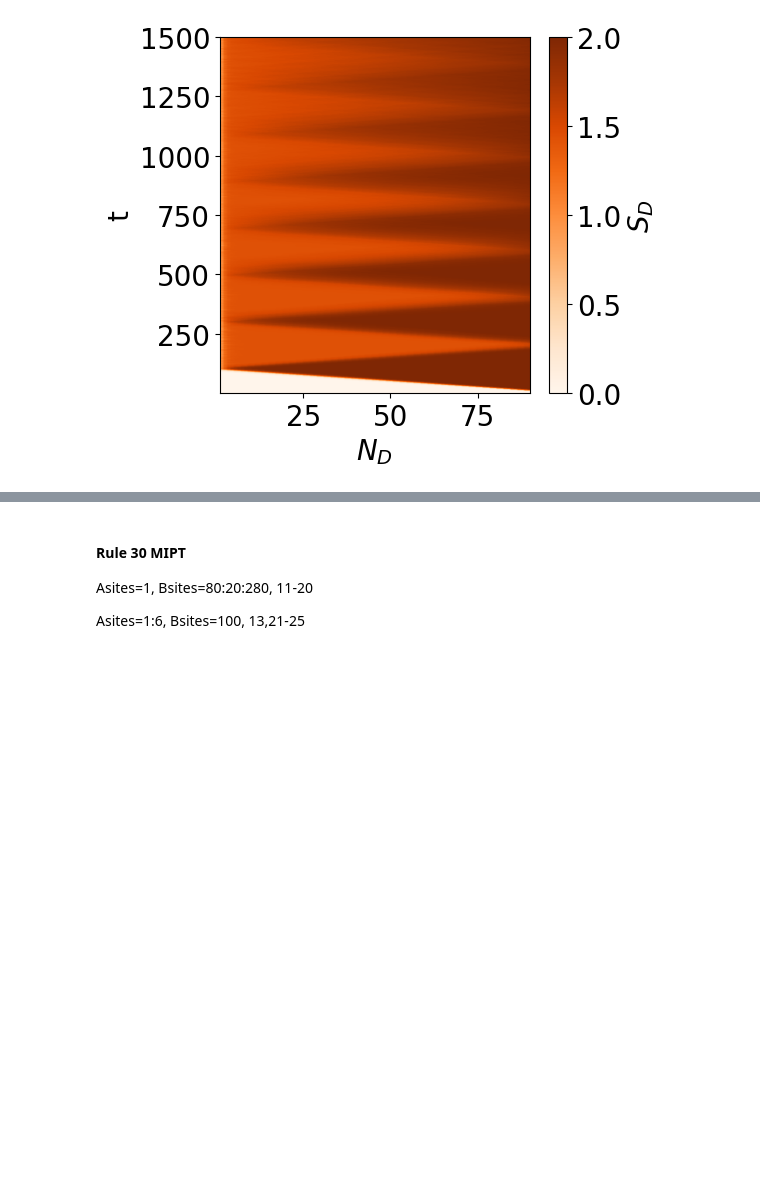
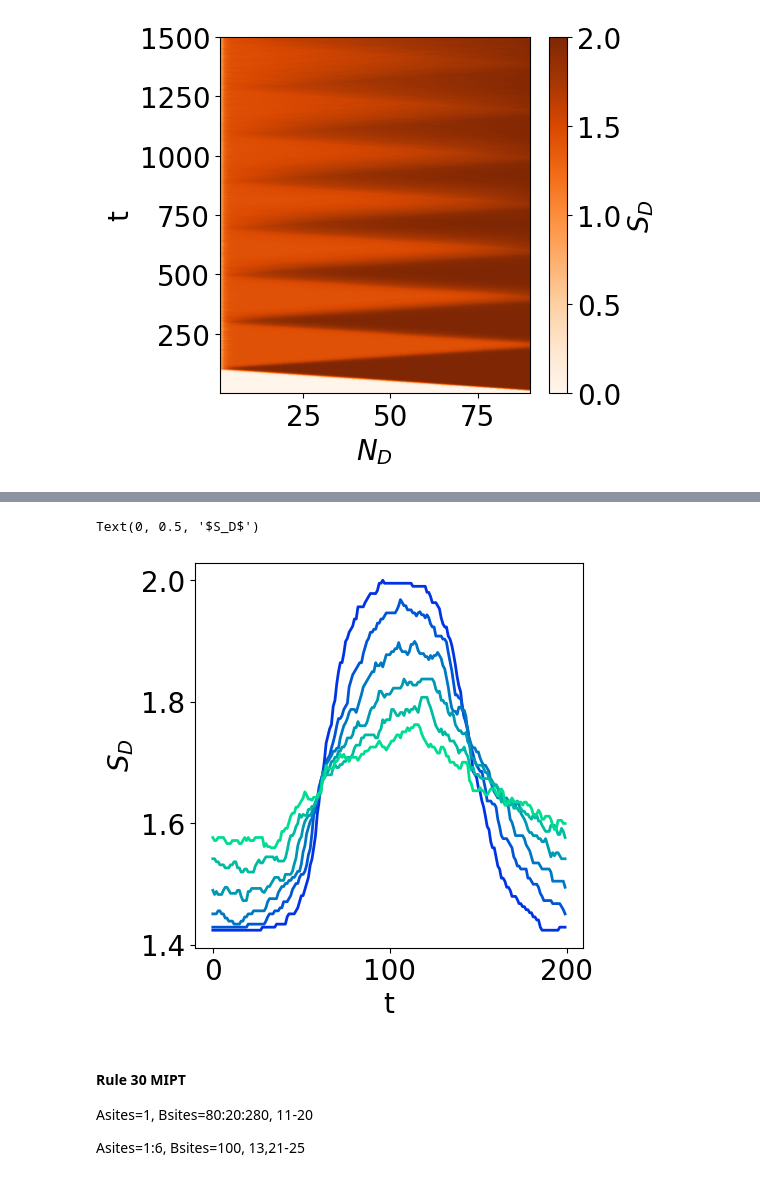
Before and after one commit to zsxqblz/classical_hayden_preskill, a Jupyter notebook: visualization/visualization_240226.ipynb, the cells around one changed output, grey strips where cells are left out. Saved outputs shown, nothing was run; the diff lists cells and outputs as text; code cells hidden in the pictures; blank space fills up the shorter version.

```diff
--- a/visualization/visualization_240226.ipynb
+++ b/visualization/visualization_240226.ipynb
@@ -114,3 +119,16 @@ Text(0, 0.5, '$S_D$')
+# %%
+trough = 1.628809018720793
+plt.figure(figsize=(5,5))
+cmap = mpl.colormaps['winter']
+for step in [300,500,700,900,1100,1300]:
+    plt.plot(S_ave_arr[40,step-100:step+100],c=cmap(step/1500))
+center = 700
+# plt.xlim([center-60,center+60])
+plt.xlabel("t")
+plt.ylabel("$S_D$")
+# %% [output]
+Text(0, 0.5, '$S_D$')
+[figure, added]
 # %% [markdown]
 #### Rule 30 MIPT
 Asites=1, Bsites=80:20:280, 11-20
```
Also changed, not shown: parts of 3 cells of this notebook, 19 other files.
